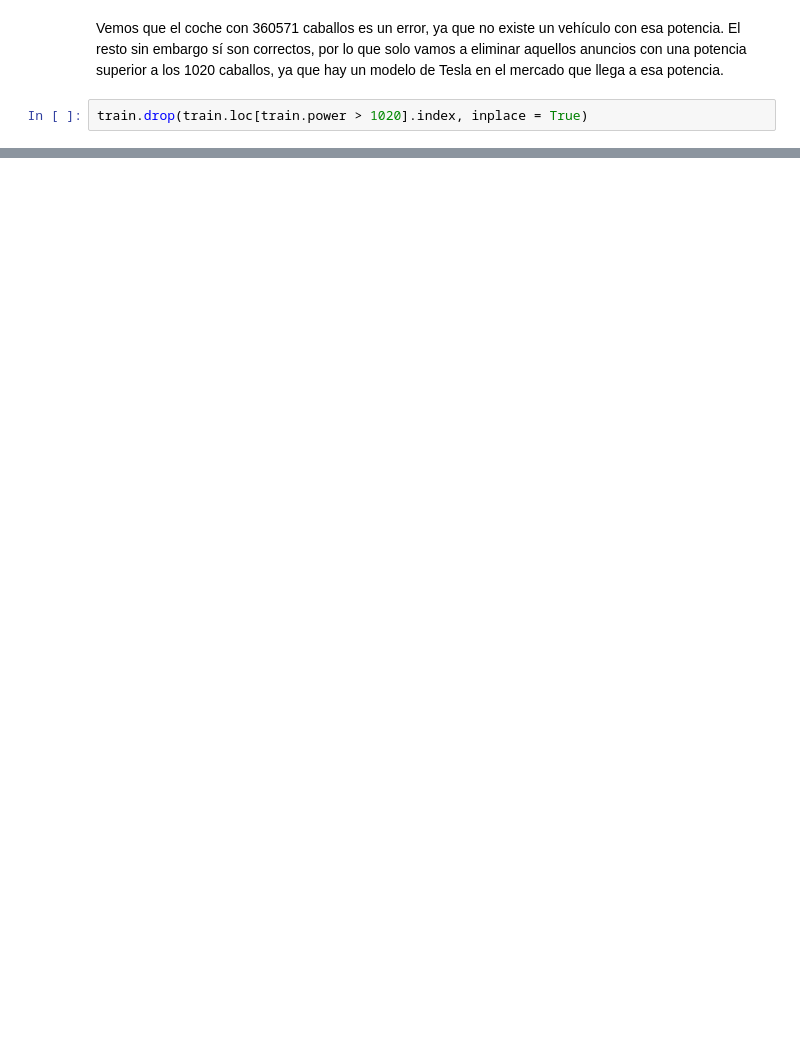
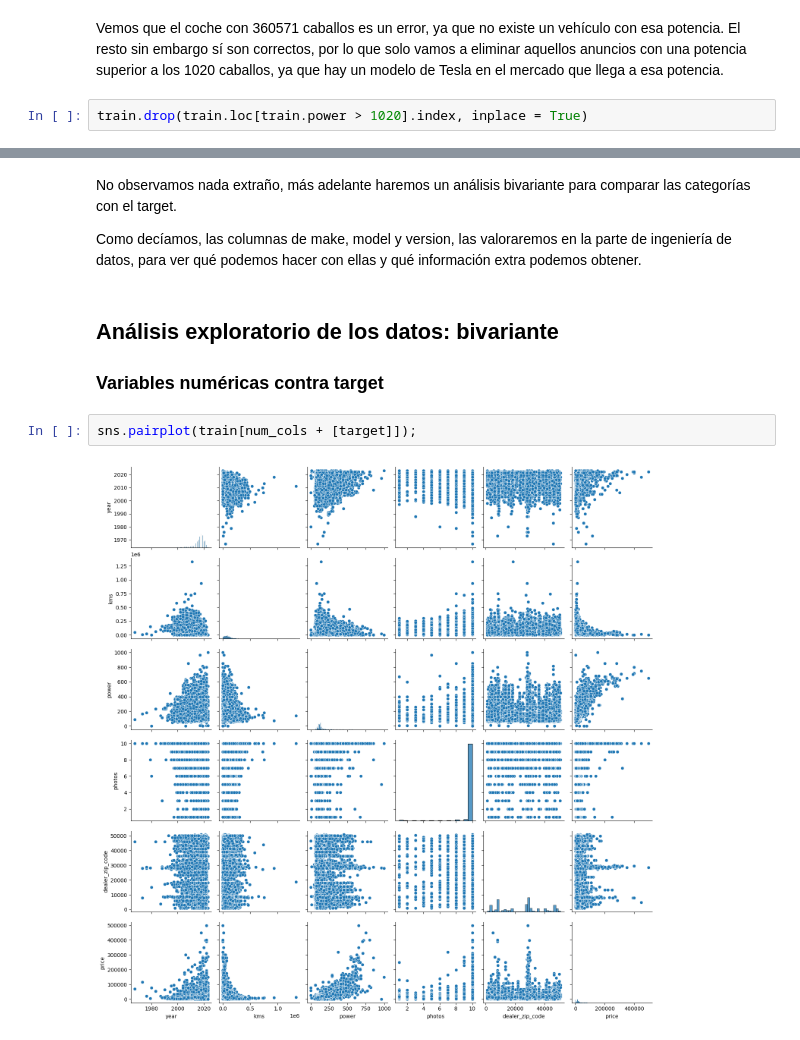
Before and after one commit to mPuchadesdo/ML_Coches-de-segunda-mano, a Jupyter notebook: src/notebooks/data_exploration.ipynb, the cells around one changed output, grey strips where cells are left out. Drawn from its saved outputs; the diff is of its cells as text; blank space fills up the shorter version.

```diff
--- a/src/notebooks/data_exploration.ipynb
+++ b/src/notebooks/data_exploration.ipynb
@@ -404,0 +413,12 @@ train.drop(train.loc[train.power > 1020].index, inplace = True)
+# %% [markdown]
+No observamos nada extraño, más adelante haremos un análisis bivariante para comparar las categorías con el target.
+
+Como decíamos, las columnas de make, model y version, las valoraremos en la parte de ingeniería de datos, para ver qué podemos hacer con ellas y qué información extra podemos obtener.
+# %% [markdown]
+## Análisis exploratorio de los datos: bivariante
+
+### Variables numéricas contra target
+# %%
+sns.pairplot(train[num_cols + [target]]);
+# %% [output]
+[figure, added]
```
Also changed, not shown: parts of 43 cells of this notebook.
